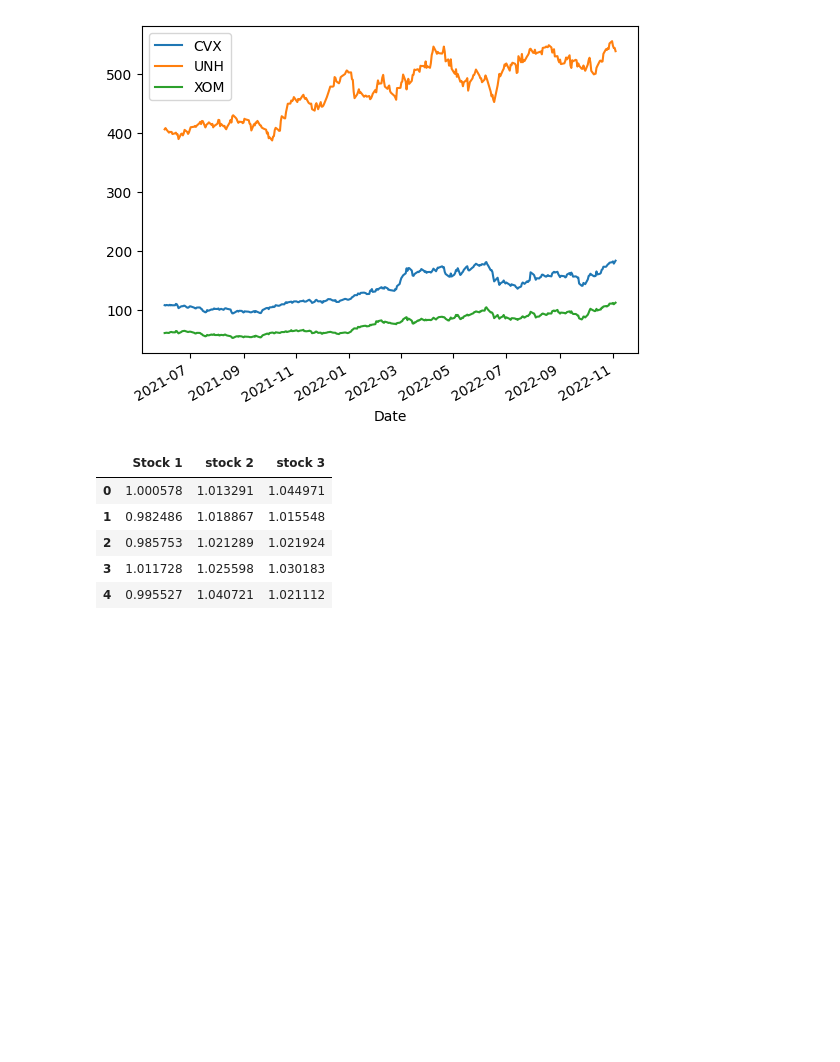
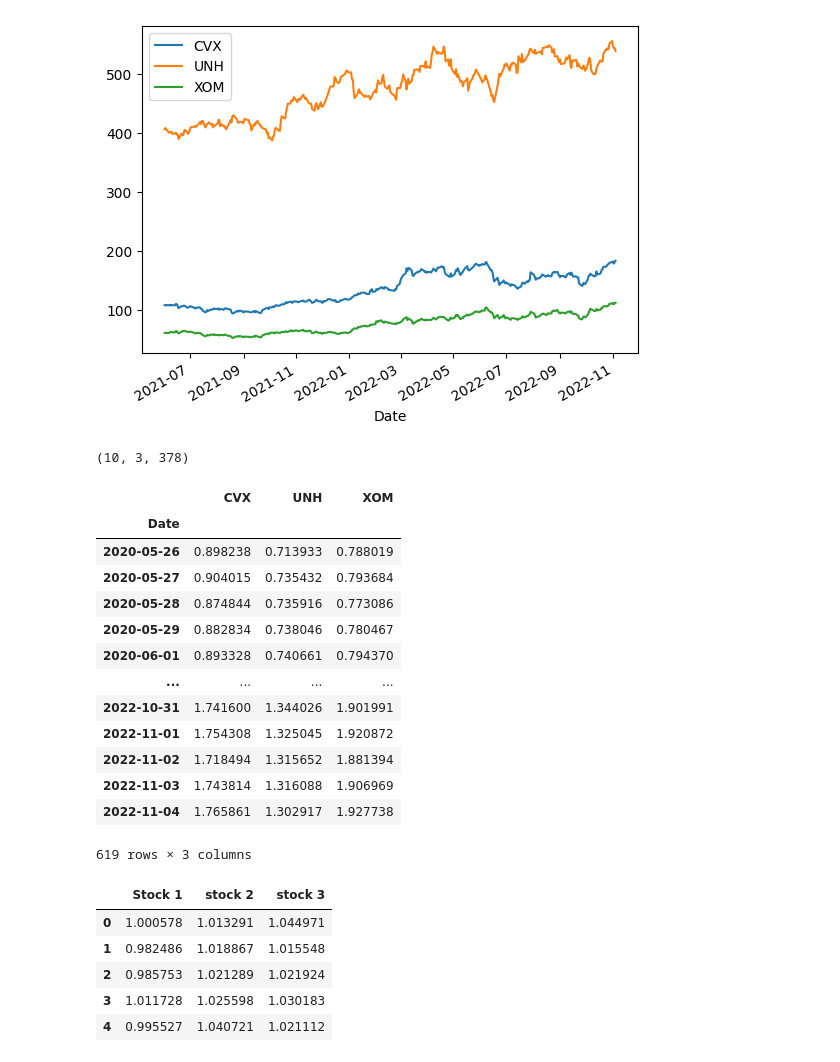
Before and after one commit to majulahsingapuri/Simulation-in-Finance, a Jupyter notebook: sim.ipynb, the cells around one changed output. Drawn from its saved outputs; the diff is of its cells as text; code cells hidden in the pictures; blank space fills up the shorter version.

```diff
--- a/sim.ipynb
+++ b/sim.ipynb
@@ -333,0 +336,23 @@ test_paths = multi_asset_GBM(S0, 0.04, Sigma, dt, m-30, 3)
+# %%
+S0, Sigma = get_simulation_params(asset_hist, 30, dt)
+test_paths = n_path_sim(asset_hist, 10, 0, 0.0001, 1/252, 3, m, multi_asset_GBM)
+print(test_paths.shape)
+# %% [output]
+(10, 3, 378)
+# %%
+assets_df/assets_df.iloc[252]
+# %% [output]
+|  | CVX | UNH | XOM |
+| Date |  |  |  |
+| 2020-05-26 | 0.898238 | 0.713933 | 0.788019 |
+| 2020-05-27 | 0.904015 | 0.735432 | 0.793684 |
+| 2020-05-28 | 0.874844 | 0.735916 | 0.773086 |
+| 2020-05-29 | 0.882834 | 0.738046 | 0.780467 |
+| 2020-06-01 | 0.893328 | 0.740661 | 0.794370 |
+| ... | ... | ... | ... |
+| 2022-10-31 | 1.741600 | 1.344026 | 1.901991 |
+| 2022-11-01 | 1.754308 | 1.325045 | 1.920872 |
+| 2022-11-02 | 1.718494 | 1.315652 | 1.881394 |
+| 2022-11-03 | 1.743814 | 1.316088 | 1.906969 |
+| 2022-11-04 | 1.765861 | 1.302917 | 1.927738 |
+619 rows × 3 columns
```
Also changed, not shown: parts of 6 cells of this notebook.
